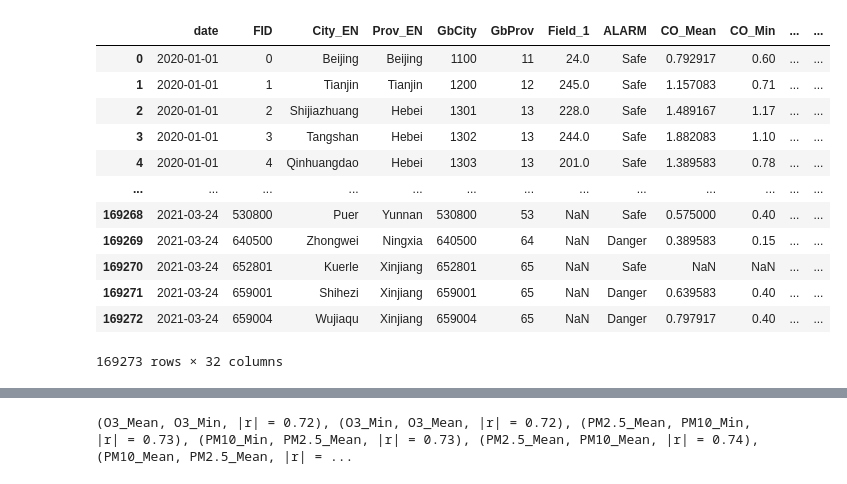
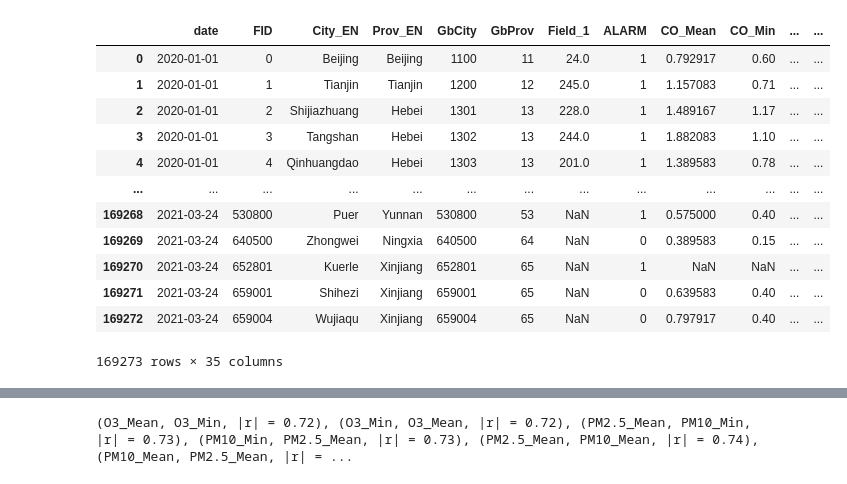
Before and after one commit to EmotionFever/datascience-project, a Jupyter notebook: lab01_data_profiling/set2_correlation_analysis.ipynb, the cells around one changed output, grey strips where cells are left out. Drawn from its saved outputs; the diff is of its cells as text; code cells hidden in the pictures.

```diff
--- a/lab01_data_profiling/set2_correlation_analysis.ipynb
+++ b/lab01_data_profiling/set2_correlation_analysis.ipynb
@@ -7,20 +7,20 @@ from matplotlib.pyplot import figure, savefig, show, title
 from seaborn import heatmap
 # %%
 register_matplotlib_converters()
-filename = "data/set2_air_quality_tabular.csv"
-data = read_csv(filename, parse_dates=['date'], infer_datetime_format=True)
+filename = "new_data/set2_symbolic_to_numeric.csv"
+data = read_csv(filename)
 data
 # %% [output]
 |  | date | FID | City_EN | Prov_EN | GbCity | GbProv | Field_1 | ALARM | CO_Mean | CO_Min | ... | ... |
-| 0 | 2020-01-01 | 0 | Beijing | Beijing | 1100 | 11 | 24.0 | Safe | 0.792917 | 0.60 | ... | ... |
-| 1 | 2020-01-01 | 1 | Tianjin | Tianjin | 1200 | 12 | 245.0 | Safe | 1.157083 | 0.71 | ... | ... |
-| 2 | 2020-01-01 | 2 | Shijiazhuang | Hebei | 1301 | 13 | 228.0 | Safe | 1.489167 | 1.17 | ... | ... |
-| 3 | 2020-01-01 | 3 | Tangshan | Hebei | 1302 | 13 | 244.0 | Safe | 1.882083 | 1.10 | ... | ... |
-| 4 | 2020-01-01 | 4 | Qinhuangdao | Hebei | 1303 | 13 | 201.0 | Safe | 1.389583 | 0.78 | ... | ... |
+| 0 | 2020-01-01 | 0 | Beijing | Beijing | 1100 | 11 | 24.0 | 1 | 0.792917 | 0.60 | ... | ... |
+| 1 | 2020-01-01 | 1 | Tianjin | Tianjin | 1200 | 12 | 245.0 | 1 | 1.157083 | 0.71 | ... | ... |
+| 2 | 2020-01-01 | 2 | Shijiazhuang | Hebei | 1301 | 13 | 228.0 | 1 | 1.489167 | 1.17 | ... | ... |
+| 3 | 2020-01-01 | 3 | Tangshan | Hebei | 1302 | 13 | 244.0 | 1 | 1.882083 | 1.10 | ... | ... |
+| 4 | 2020-01-01 | 4 | Qinhuangdao | Hebei | 1303 | 13 | 201.0 | 1 | 1.389583 | 0.78 | ... | ... |
 | ... | ... | ... | ... | ... | ... | ... | ... | ... | ... | ... | ... | ... |
-| 169268 | 2021-03-24 | 530800 | Puer | Yunnan | 530800 | 53 | NaN | Safe | 0.575000 | 0.40 | ... | ... |
-| 169269 | 2021-03-24 | 640500 | Zhongwei | Ningxia | 640500 | 64 | NaN | Danger | 0.389583 | 0.15 | ... | ... |
-| 169270 | 2021-03-24 | 652801 | Kuerle | Xinjiang | 652801 | 65 | NaN | Safe | NaN | NaN | ... | ... |
-| 169271 | 2021-03-24 | 659001 | Shihezi | Xinjiang | 659001 | 65 | NaN | Danger | 0.639583 | 0.40 | ... | ... |
-| 169272 | 2021-03-24 | 659004 | Wujiaqu | Xinjiang | 659004 | 65 | NaN | Danger | 0.797917 | 0.40 | ... | ... |
+| 169268 | 2021-03-24 | 530800 | Puer | Yunnan | 530800 | 53 | NaN | 1 | 0.575000 | 0.40 | ... | ... |
+| 169269 | 2021-03-24 | 640500 | Zhongwei | Ningxia | 640500 | 64 | NaN | 0 | 0.389583 | 0.15 | ... | ... |
+| 169270 | 2021-03-24 | 652801 | Kuerle | Xinjiang | 652801 | 65 | NaN | 1 | NaN | NaN | ... | ... |
+| 169271 | 2021-03-24 | 659001 | Shihezi | Xinjiang | 659001 | 65 | NaN | 0 | 0.639583 | 0.40 | ... | ... |
+| 169272 | 2021-03-24 | 659004 | Wujiaqu | Xinjiang | 659004 | 65 | NaN | 0 | 0.797917 | 0.40 | ... | ... |
-169273 rows × 32 columns
+169273 rows × 35 columns
```
Also changed, not shown: parts of 3 cells of this notebook, 24 other files.
